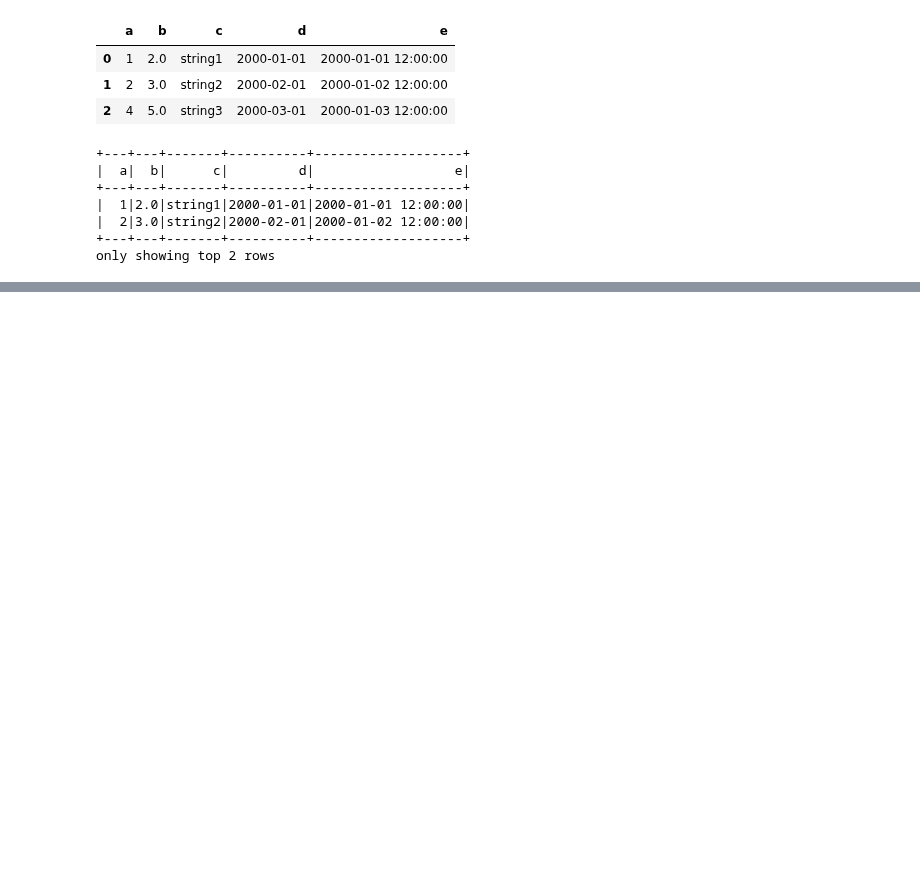
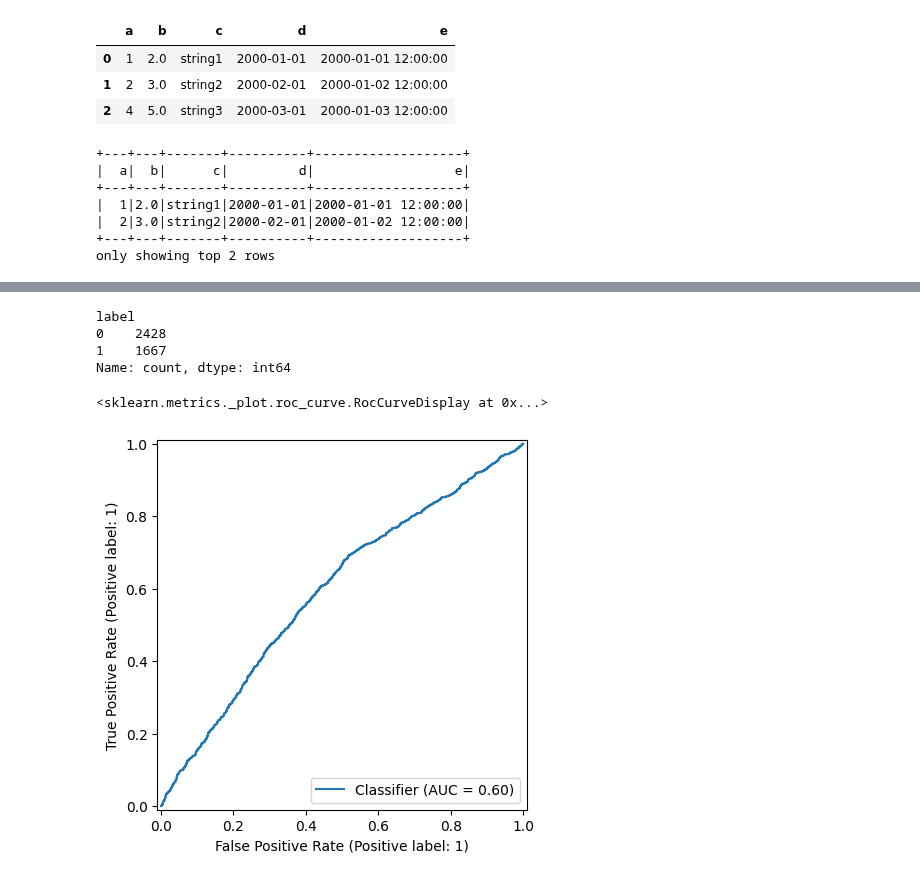
Before and after one commit to datkt1998/my_notebooks, a Jupyter notebook: coding/learning/contents/3_programming_and_frameworks/6_PySpark.ipynb, the cells around one changed output, grey strips where cells are left out. Saved outputs shown, nothing was run; the diff lists cells and outputs as text; code cells hidden in the pictures; blank space fills up the shorter version.

Commit message:
update model pipeline using spark

```diff
--- a/coding/learning/contents/3_programming_and_frameworks/6_PySpark.ipynb
+++ b/coding/learning/contents/3_programming_and_frameworks/6_PySpark.ipynb
@@ -752,0 +1006,34 @@ df = spark.read \
+# %%
+# Import the tuning submodule
+import pyspark.ml.tuning as tune
+import numpy as np
+
+# Create the parameter grid - khởi tạo grid
+grid = tune.ParamGridBuilder()
+
+# Add the hyperparameter, we can add more than one hyperparameter
+grid = grid.addGrid(lr.regParam, np.arange(0, 0.1, 0.01))
+# có thể add thêm nhiều tham số khác : grid = grid.addGrid(<tham số>, <list value của tham số>)
+
+# Build the grid - khởi tạo gridSearch
+grid = grid.build()
+# %%
+# khởi tạo một cross validator từ class CrossValidator của pyspark.ml.tuning
+# Create the CrossValidator
+cv = tune.CrossValidator(
+    estimator=lr,
+    estimatorParamMaps=grid,
+    evaluator=evaluator
+)
+
+# Fit cross validation on models
+models = cv.fit(train)
+# %%
+# model tốt nhất
+best_lr = models.bestModel
+
+# Lưu ý để dự báo từ các model của pyspark, chúng ta không sử dụng hàm predict() như thông thường mà sử dụng hàm transform().
+test_results = best_lr.transform(test)
+
+# Kiểm tra mức độ chính xác của model trên tập test bằng hàm evaluate()
+print(evaluator.evaluate(test_results))
@@ -752,0 +1055,15 @@ df = spark.read \
+# %%
+df = test_results.toPandas()
+# %%
+df['label'].value_counts()
+# %% [output]
+label
+0    2428
+1    1667
+Name: count, dtype: int64
+# %%
+from sklearn.metrics import roc_curve, auc, roc_auc_score, RocCurveDisplay
+RocCurveDisplay.from_predictions(df['label'], 1-df['probability'].map(lambda x: x[0]))
+# %% [output]
+<sklearn.metrics._plot.roc_curve.RocCurveDisplay at 0x...>
+[figure, added]
```
Also changed, not shown: parts of 101 cells of this notebook.
